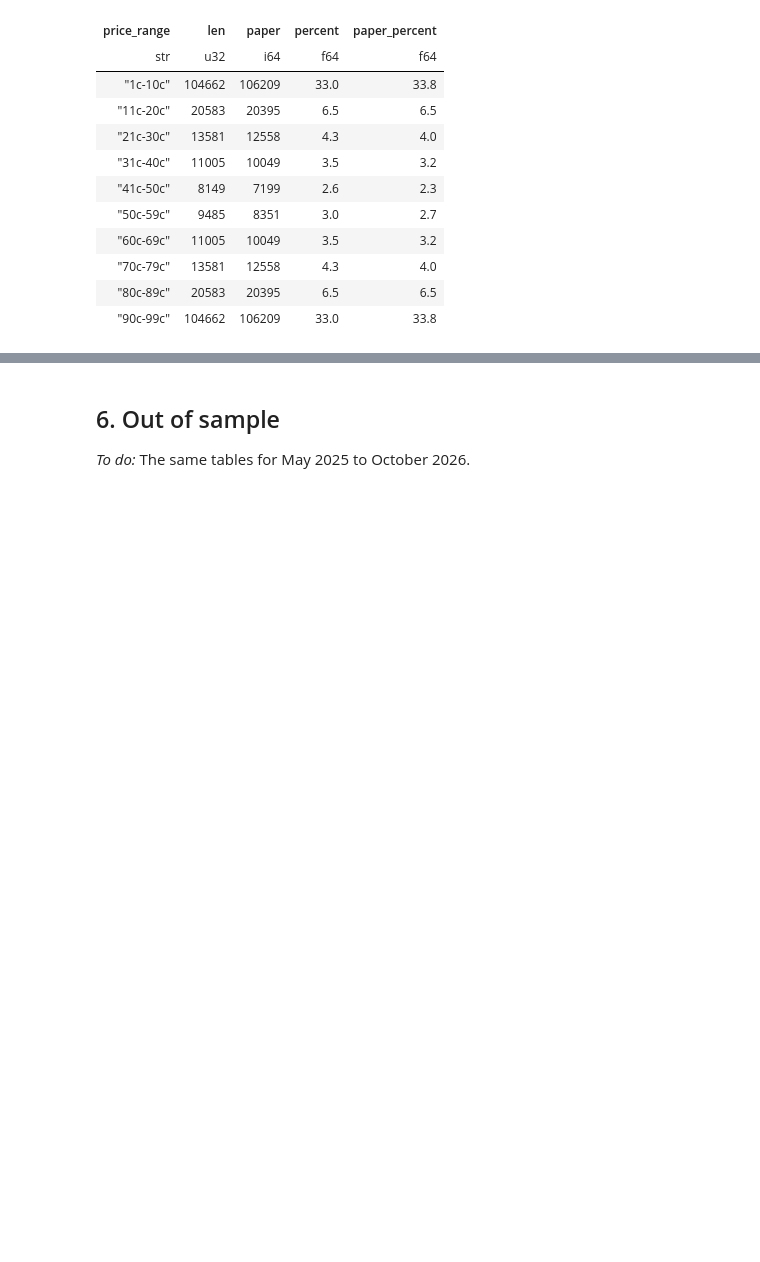
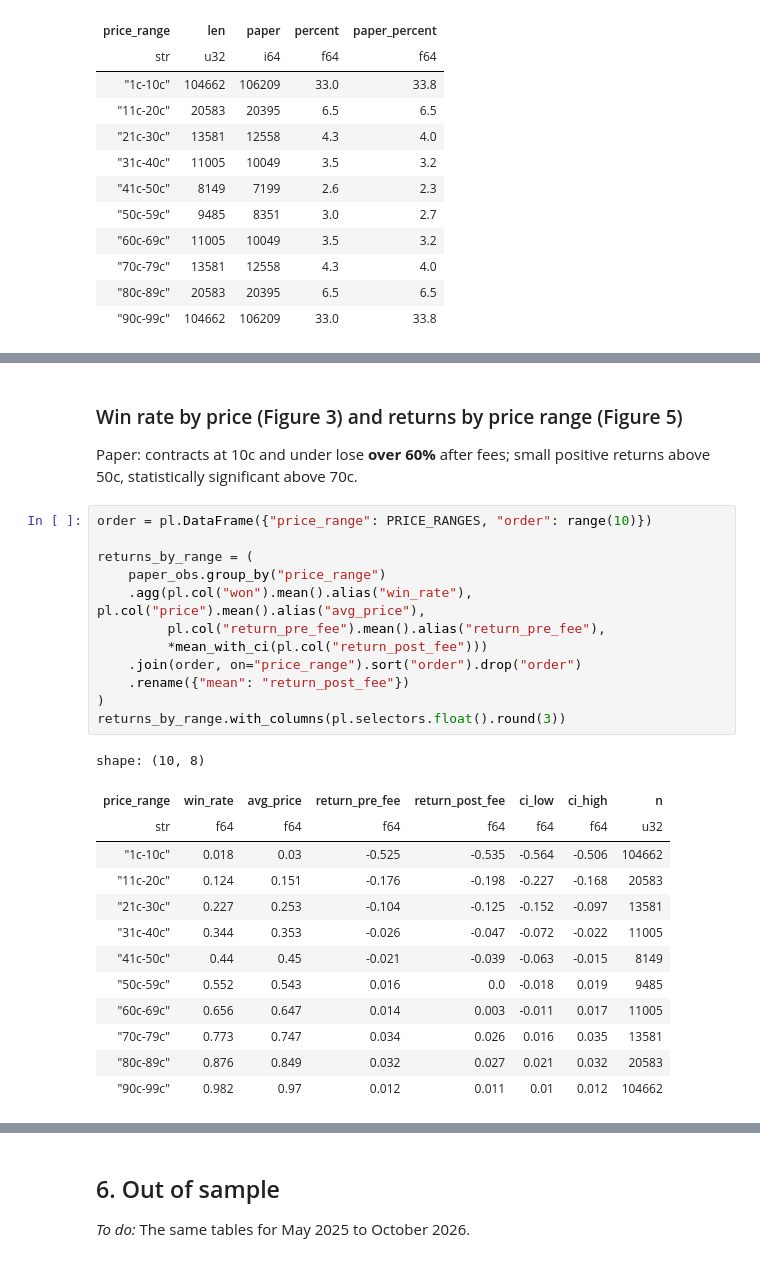
Before and after one commit to Shuhandler/kalshi-longshot-bias, a Jupyter notebook: kalshi_longshot.ipynb, the cells around one changed output, grey strips where cells are left out. Cells and saved outputs as stored; diff of their text form; blank space fills up the shorter version.

```diff
--- a/kalshi_longshot.ipynb
+++ b/kalshi_longshot.ipynb
@@ -379,0 +454,30 @@ shape: (10, 5)
+# %% [markdown]
+### Win rate by price (Figure 3) and returns by price range (Figure 5)
+
+Paper: contracts at 10c and under lose **over 60%** after fees; small positive returns above 50c, statistically significant above 70c.
+# %%
+order = pl.DataFrame({"price_range": PRICE_RANGES, "order": range(10)})
+
+returns_by_range = (
+    paper_obs.group_by("price_range")
+    .agg(pl.col("won").mean().alias("win_rate"), pl.col("price").mean().alias("avg_price"),
+         pl.col("return_pre_fee").mean().alias("return_pre_fee"),
+         *mean_with_ci(pl.col("return_post_fee")))
+    .join(order, on="price_range").sort("order").drop("order")
+    .rename({"mean": "return_post_fee"})
+)
+returns_by_range.with_columns(pl.selectors.float().round(3))
+# %% [output]
+shape: (10, 8)
+| price_range | win_rate | avg_price | return_pre_fee | return_post_fee | ci_low | ci_high | n |
+| str | f64 | f64 | f64 | f64 | f64 | f64 | u32 |
+| "1c-10c" | 0.018 | 0.03 | -0.525 | -0.535 | -0.564 | -0.506 | 104662 |
+| "11c-20c" | 0.124 | 0.151 | -0.176 | -0.198 | -0.227 | -0.168 | 20583 |
+| "21c-30c" | 0.227 | 0.253 | -0.104 | -0.125 | -0.152 | -0.097 | 13581 |
+| "31c-40c" | 0.344 | 0.353 | -0.026 | -0.047 | -0.072 | -0.022 | 11005 |
+| "41c-50c" | 0.44 | 0.45 | -0.021 | -0.039 | -0.063 | -0.015 | 8149 |
+| "50c-59c" | 0.552 | 0.543 | 0.016 | 0.0 | -0.018 | 0.019 | 9485 |
+| "60c-69c" | 0.656 | 0.647 | 0.014 | 0.003 | -0.011 | 0.017 | 11005 |
+| "70c-79c" | 0.773 | 0.747 | 0.034 | 0.026 | 0.016 | 0.035 | 13581 |
+| "80c-89c" | 0.876 | 0.849 | 0.032 | 0.027 | 0.021 | 0.032 | 20583 |
+| "90c-99c" | 0.982 | 0.97 | 0.012 | 0.011 | 0.01 | 0.012 | 104662 |
```
Also changed, not shown: parts of 23 cells of this notebook.
